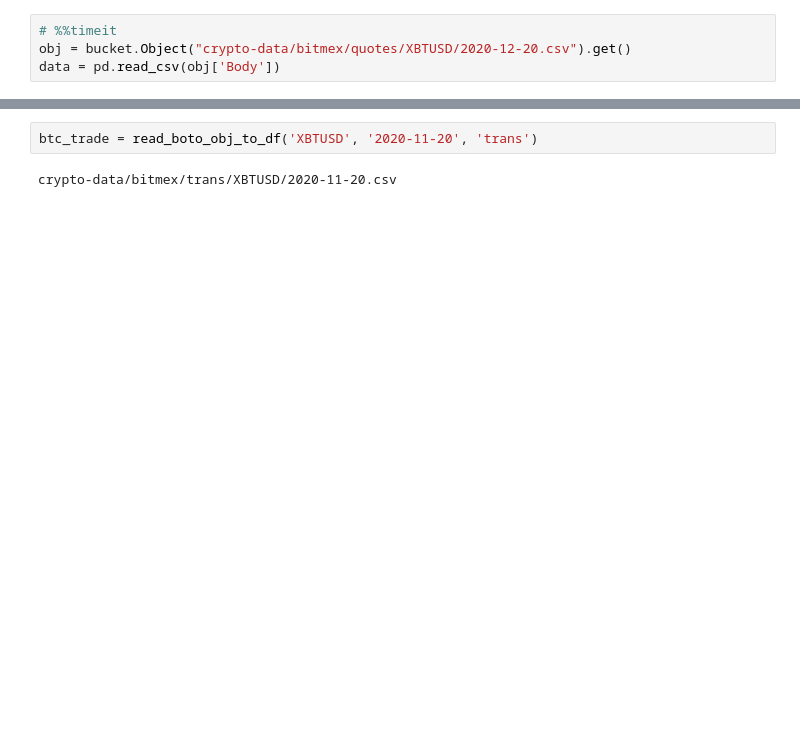
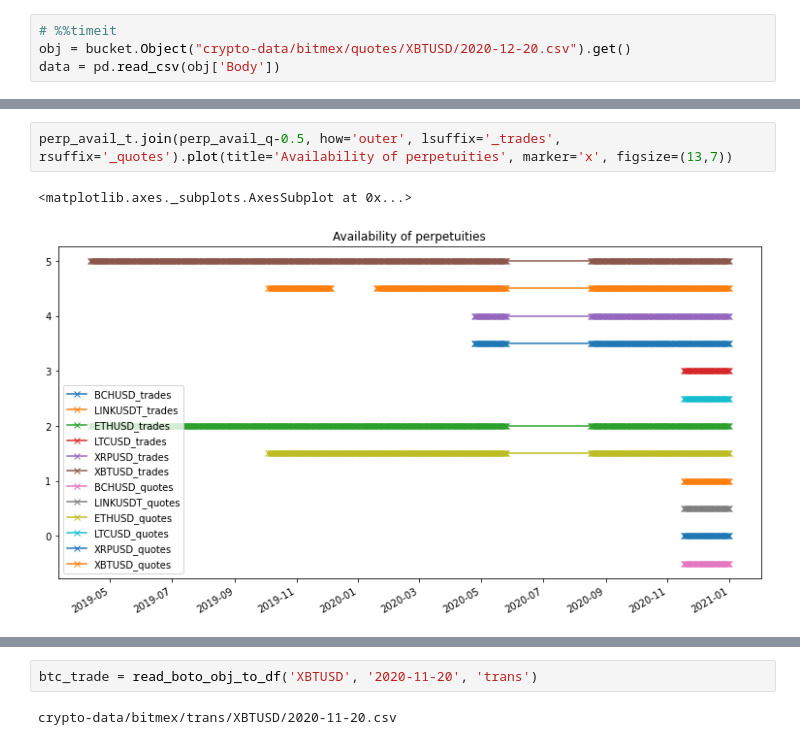
Before and after one commit to majkee15/s3quotes-trades-parsing, a Jupyter notebook: s3quotes-trade-parsing/download_data.ipynb, the cells around one changed output, grey strips where cells are left out. Saved outputs shown, nothing was run; the diff lists cells and outputs as text; blank space fills up the shorter version.

```diff
--- a/s3quotes-trade-parsing/download_data.ipynb
+++ b/s3quotes-trade-parsing/download_data.ipynb
@@ -67,0 +155,5 @@ def read_boto_obj_to_df(ticker, date, style):
+# %%
+perp_avail_t.join(perp_avail_q-0.5, how='outer', lsuffix='_trades', rsuffix='_quotes').plot(title='Availability of perpetuities', marker='x', figsize=(13,7))
+# %% [output]
+<matplotlib.axes._subplots.AxesSubplot at 0x...>
+[figure, added]
```
Also changed, not shown: parts of 81 cells of this notebook, 11 other files.
